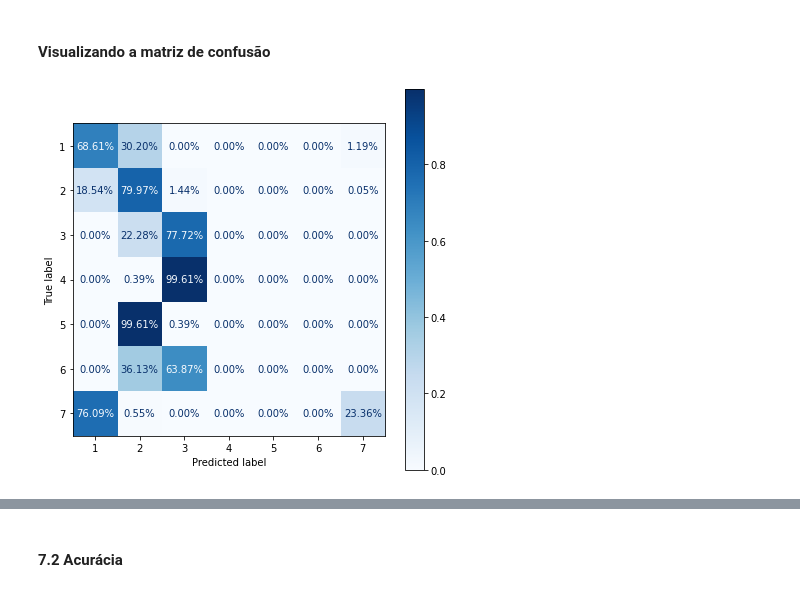
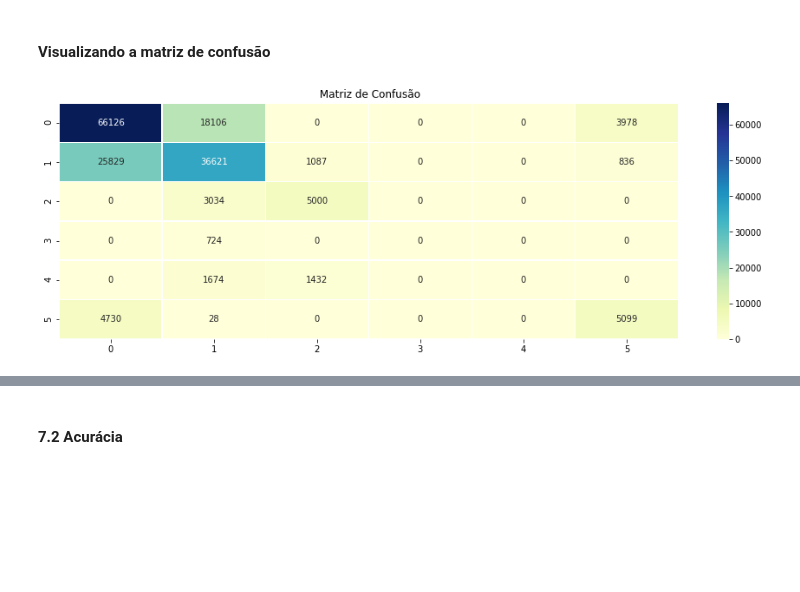
Before and after one commit to elloa-uea/projeto-pratico-3-rna-pp3-team-hard, a Jupyter notebook: notebooks/PP3.3 - Proposição e Avaliação de RNAs.ipynb, the cells around one changed output, grey strips where cells are left out. Saved outputs shown, nothing was run; the diff lists cells and outputs as text; code cells hidden in the pictures; blank space fills up the shorter version.

```diff
--- a/notebooks/PP3.3 - Proposição e Avaliação de RNAs.ipynb
+++ b/notebooks/PP3.3 - Proposição e Avaliação de RNAs.ipynb
@@ -170,5 +156,5 @@ print_tabela(header, X.columns)
 # %%
-X_train, X_test, y_train, y_test = train_test_split(X, y, test_size=0.30, shuffle=True)
+X_train, X_test, y_train, y_test = holdout(X, y)
 # %% [markdown]
 A base de dados contém 581012 instâncias, das quais 406708 instâncias representam 70% dos dados e 174304 instâncias caracterizam 30% dos dados.
 # %%
@@ -192 +171,10 @@ std = X_train.std()
+# %%
+def escalonamento(X_train, X_test):
+    mean = X_train.mean()
+    std = X_train.std()
+
+    train = (X_train - mean) / std
+    test = (X_test - mean) / std
+
+    return (train, test)
 # %% [markdown]
@@ -198,3 +182,5 @@ X_test_std = (X_test - mean)/std
+# %%
+X_train_std, X_test_std = escalonamento(X_train, X_test)
 # %% [markdown]
 ### 6. Treine uma rede neural multilayer perceptron para este problema com uma única camada e dez neurônios
 # %% [markdown]
@@ -237,12 +223,13 @@ MLPClassifier(activation='relu', alpha=0.0001, batch_size='auto', beta_1=0.9,
 #### 7.1 Matriz de confusão para o conjunto de teste
 # %%
 y_pred = perceptron.predict(X_test_std)
-cm = confusion_matrix(y_test, y_pred)
+matriz = confusion_matrix(y_test, y_pred)
 # %% [markdown]
 #### Visualizando a matriz de confusão
-# %%
-f, ax = plt.subplots(figsize=(7,7))
-plot_confusion_matrix(perceptron, X_test_std, y_test, normalize='true', values_format='.2%', cmap='Blues', ax=ax)
-plt.show()
-# %% [output]
-[figure, removed]
+# %%
+plt.figure(figsize=(16,5))
+sns.heatmap(matriz, annot=True, fmt="d", linewidths=.5, cmap="YlGnBu")
+plt.title(' Matriz de Confusão')
+plt.show()
+# %% [output]
+[figure, added]
```
Also changed, not shown: parts of 58 cells of this notebook.
